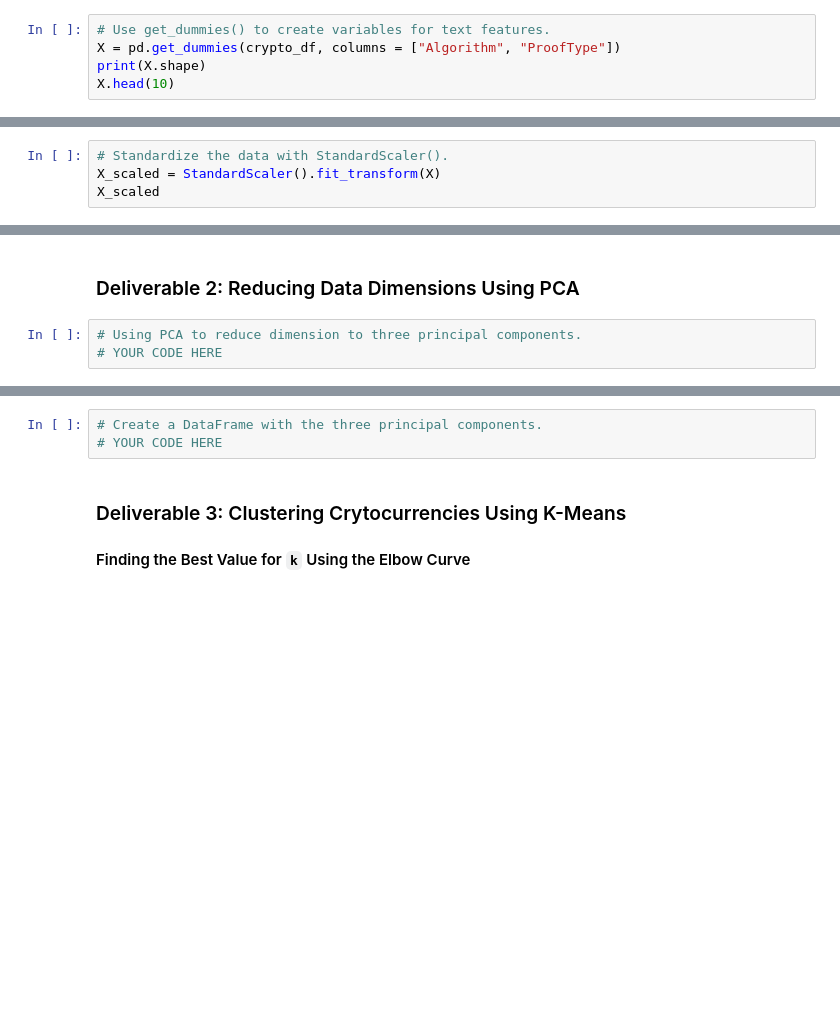
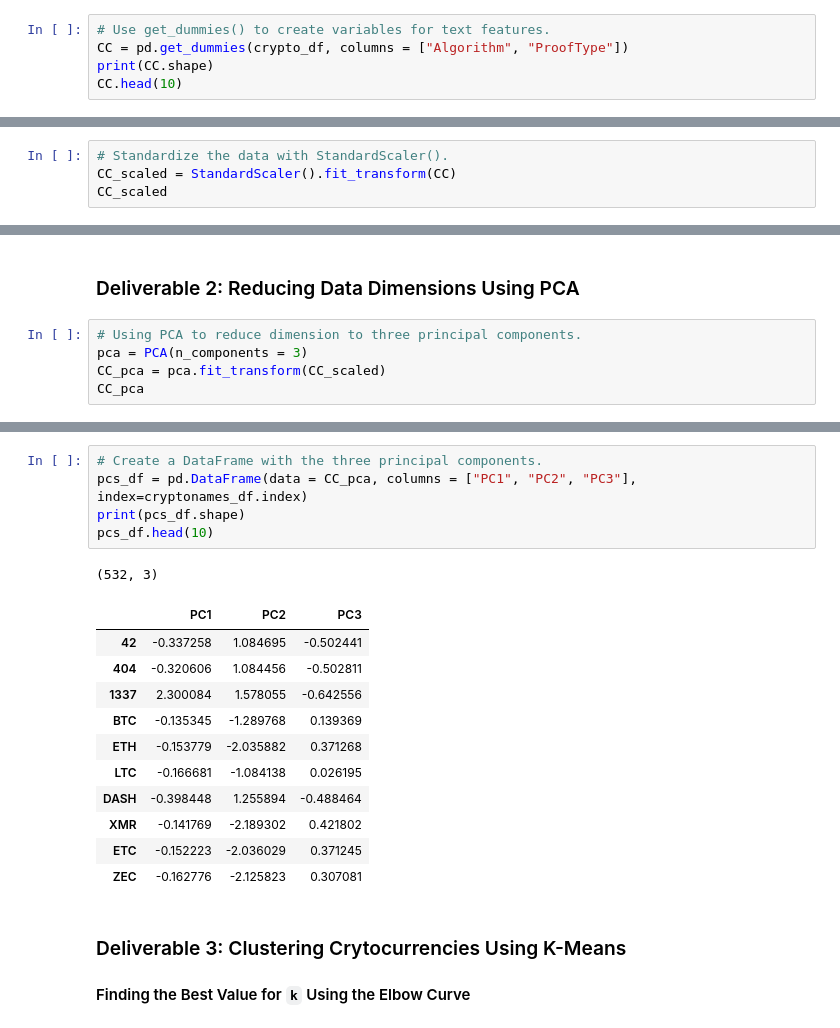
Before and after one commit to RKLong/Cyptocurrencies, a Jupyter notebook: crypto_clustering.ipynb, the cells around one changed output, grey strips where cells are left out. Cells and saved outputs as stored; diff of their text form; blank space fills up the shorter version.

```diff
--- a/crypto_clustering.ipynb
+++ b/crypto_clustering.ipynb
@@ -154,9 +154,9 @@ crypto_df.head(10)
 | ZEC | Equihash | PoW | 7.383056e+06 | 21000000 |
 # %%
 # Use get_dummies() to create variables for text features.
-X = pd.get_dummies(crypto_df, columns = ["Algorithm", "ProofType"])
-print(X.shape)
-X.head(10)
+CC = pd.get_dummies(crypto_df, columns = ["Algorithm", "ProofType"])
+print(CC.shape)
+CC.head(10)
 # %% [output]
 (532, 98)
 |  | TotalCoinsMined | TotalCoinSupply | Algorithm_1GB AES Pattern Search | Algorithm_536 | Algorithm_Argon2d | ... |
@@ -173,8 +173,8 @@ X.head(10)
 10 rows × 98 columns
 # %%
 # Standardize the data with StandardScaler().
-X_scaled = StandardScaler().fit_transform(X)
-X_scaled
+CC_scaled = StandardScaler().fit_transform(CC)
+CC_scaled
 # %% [output]
 array([[-0.11710817, -0.1528703 , -0.0433963 , ..., -0.0433963 ,
         -0.0433963 , -0.0433963 ],
@@ -193,4 +193,6 @@ array([[-0.11710817, -0.1528703 , -0.0433963 , ..., -0.0433963 ,
 ### Deliverable 2: Reducing Data Dimensions Using PCA
 # %%
 # Using PCA to reduce dimension to three principal components.
-# YOUR CODE HERE
+pca = PCA(n_components = 3)
+CC_pca = pca.fit_transform(CC_scaled)
+CC_pca
@@ -197,6 +207,21 @@ array([[-0.11710817, -0.1528703 , -0.0433963 , ..., -0.0433963 ,
 # %%
 # Create a DataFrame with the three principal components.
-# YOUR CODE HERE
+pcs_df = pd.DataFrame(data = CC_pca, columns = ["PC1", "PC2", "PC3"], index=cryptonames_df.index)
+print(pcs_df.shape)
+pcs_df.head(10)
+# %% [output]
+(532, 3)
+|  | PC1 | PC2 | PC3 |
+| 42 | -0.337258 | 1.084695 | -0.502441 |
+| 404 | -0.320606 | 1.084456 | -0.502811 |
+| 1337 | 2.300084 | 1.578055 | -0.642556 |
+| BTC | -0.135345 | -1.289768 | 0.139369 |
+| ETH | -0.153779 | -2.035882 | 0.371268 |
+| LTC | -0.166681 | -1.084138 | 0.026195 |
+| DASH | -0.398448 | 1.255894 | -0.488464 |
+| XMR | -0.141769 | -2.189302 | 0.421802 |
+| ETC | -0.152223 | -2.036029 | 0.371245 |
+| ZEC | -0.162776 | -2.125823 | 0.307081 |
 # %% [markdown]
 ### Deliverable 3: Clustering Crytocurrencies Using K-Means
 
```
Also changed, not shown: parts of 1 cell of this notebook.
